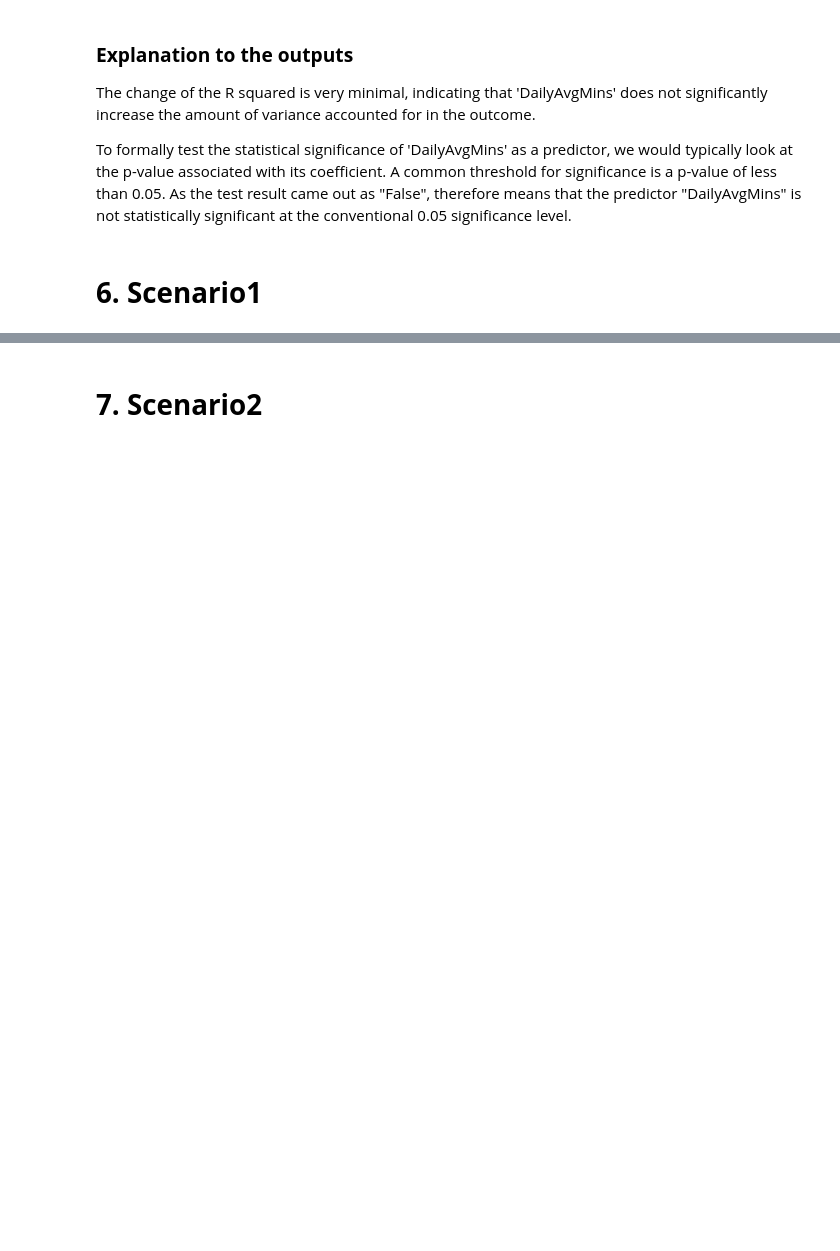
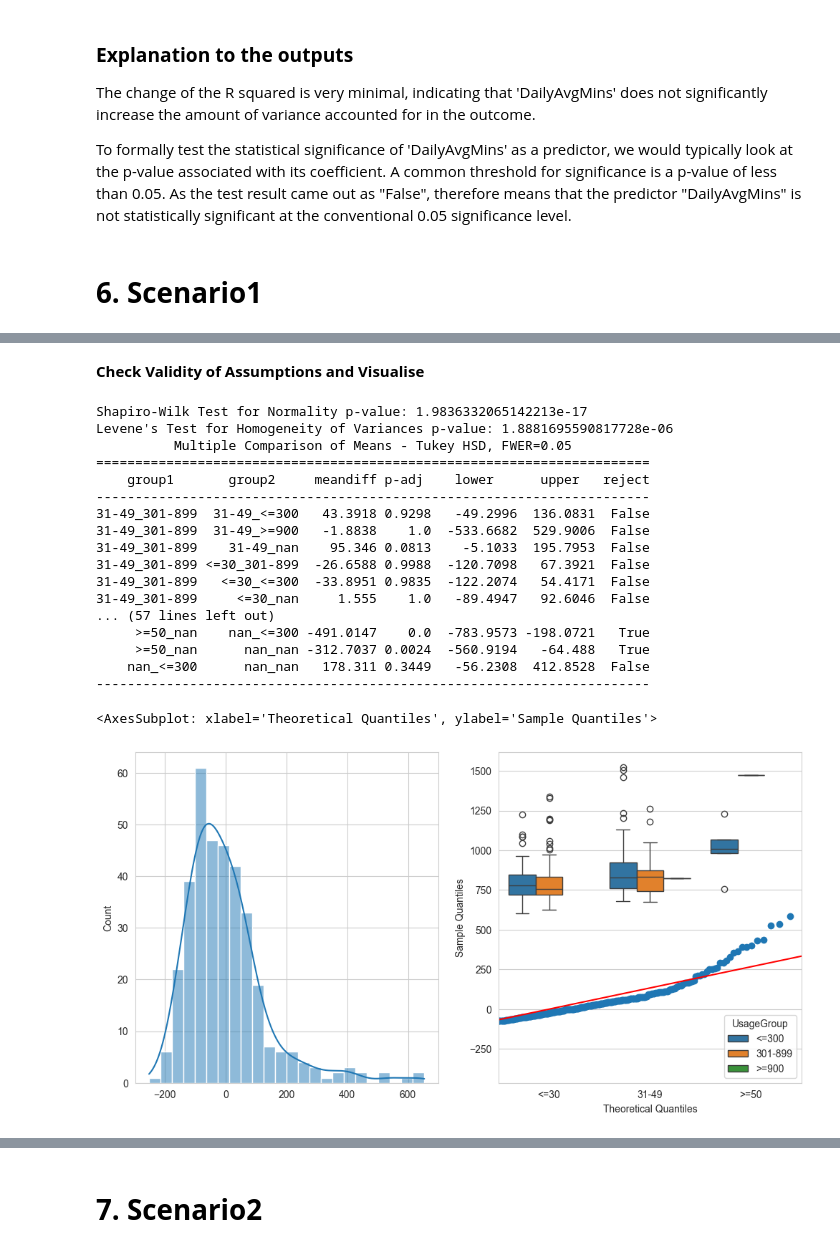
Before and after one commit to ChloeH719/Mathematics-and-Statistics, a Jupyter notebook: inclass_assignment1.ipynb, the cells around one changed output, grey strips where cells are left out. Cells and saved outputs as stored; diff of their text form; code cells hidden in the pictures; blank space fills up the shorter version.

```diff
--- a/inclass_assignment1.ipynb
+++ b/inclass_assignment1.ipynb
@@ -436,0 +507,6 @@ To formally test the statistical significance of 'DailyAvgMins' as a predictor,
+# %%
+# ANOVA Test
+model = ols('VS_RT_correct_Single ~ C(AgeGroup) + C(UsageGroup) + C(AgeGroup):C(UsageGroup)', data=data_cleaned_test).fit()
+anova_table = sm.stats.anova_lm(model, typ=2)
+
+anova_table
@@ -436,0 +527,62 @@ To formally test the statistical significance of 'DailyAvgMins' as a predictor,
+# %% [markdown]
+**Check Validity of Assumptions and Visualise**
+# %%
+# Checking assumptions
+
+# Normality test on residuals
+residuals = model.resid
+fig, ax = plt.subplots(1, 2, figsize=(12, 6))
+# Histogram and QQ plot
+# Histogram for visual inspection of normality
+sns.histplot(residuals, kde=True, ax=ax[0])
+# QQ plot to check normality
+sm.qqplot(residuals, line='s', ax=ax[1])
+
+_, p_value_normality = stats.shapiro(residuals)
+print("Shapiro-Wilk Test for Normality p-value:", p_value_normality)
+
+# Homogeneity of variances test
+_, p_value_levene = stats.levene(data_cleaned_test['VS_RT_correct_Single'][data_cleaned_test['AgeGroup'] == '<=30'],
+             data_cleaned_test['VS_RT_correct_Single'][data_cleaned_test['AgeGroup'] == '31-49'],
+             data_cleaned_test['VS_RT_correct_Single'][data_cleaned_test['AgeGroup'] == '>=50'])
+
+print("Levene's Test for Homogeneity of Variances p-value:", p_value_levene)
+
+# Post-hoc tests if ANOVA is significant
+# Create a new column for the interaction of 'AgeGroup' and 'UsageGroup'
+data_cleaned_test['Age_Usage_Interaction'] = data_cleaned_test['AgeGroup'].astype(str) + "_" + data_cleaned_test['UsageGroup'].astype(str)
+# test for effect of age group
+if anova_table['PR(>F)'][0] < 0.05:
+    tukey = pairwise_tukeyhsd(endog=data_cleaned_test['VS_RT_correct_Single'], groups=data_cleaned_test['AgeGroup'], alpha=0.05)
+    print(tukey)
+# test for effect of usage group
+elif anova_table['PR(>F)'][1] < 0.05:
+    tukey = pairwise_tukeyhsd(endog=data_cleaned_test['VS_RT_correct_Single'], groups=data_cleaned_test['UsageGroup'], alpha=0.05)
+    print(tukey)
+# test for interaction effect of age and usage group
+elif anova_table['PR(>F)'][2] < 0.05:
+    tukey = pairwise_tukeyhsd(endog=data_cleaned_test['VS_RT_correct_Single'], groups=data_cleaned_test['Age_Usage_Interaction'], alpha=0.05)
+    print(tukey)
+
+# Visualization of results
+sns.boxplot(x='AgeGroup', y='VS_RT_correct_Single', data=data_cleaned_test, hue='UsageGroup')
+# %% [output]
+Shapiro-Wilk Test for Normality p-value: 1.9836332065142213e-17
+Levene's Test for Homogeneity of Variances p-value: 1.8881695590817728e-06
+          Multiple Comparison of Means - Tukey HSD, FWER=0.05
+=======================================================================
+    group1       group2     meandiff p-adj    lower      upper   reject
+-----------------------------------------------------------------------
+31-49_301-899  31-49_<=300   43.3918 0.9298   -49.2996  136.0831  False
+31-49_301-899  31-49_>=900   -1.8838    1.0  -533.6682  529.9006  False
+31-49_301-899    31-49_nan    95.346 0.0813    -5.1033  195.7953  False
+31-49_301-899 <=30_301-899  -26.6588 0.9988  -120.7098   67.3921  False
+31-49_301-899   <=30_<=300  -33.8951 0.9835  -122.2074   54.4171  False
+31-49_301-899     <=30_nan     1.555    1.0   -89.4947   92.6046  False
+... (57 lines left out)
+     >=50_nan    nan_<=300 -491.0147    0.0  -783.9573 -198.0721   True
+     >=50_nan      nan_nan -312.7037 0.0024  -560.9194   -64.488   True
+    nan_<=300      nan_nan   178.311 0.3449   -56.2308  412.8528  False
+-----------------------------------------------------------------------
+<AxesSubplot: xlabel='Theoretical Quantiles', ylabel='Sample Quantiles'>
+[figure, added]
```
Also changed, not shown: parts of 20 cells of this notebook.
